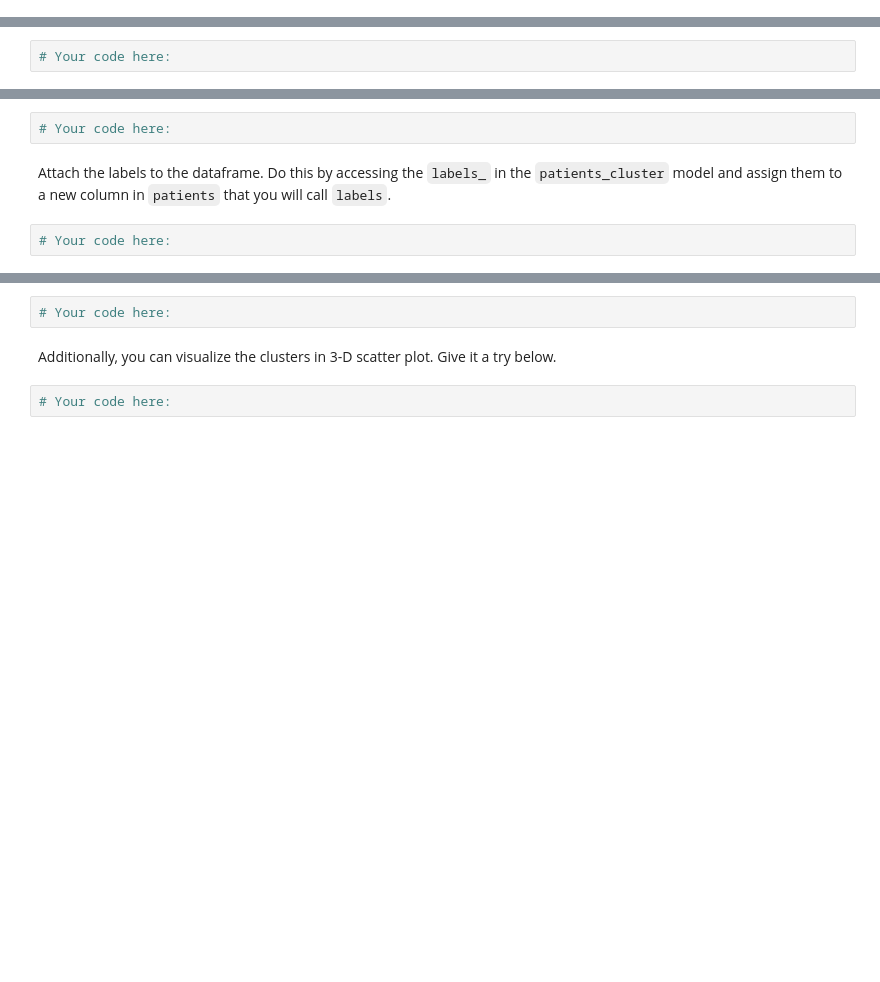
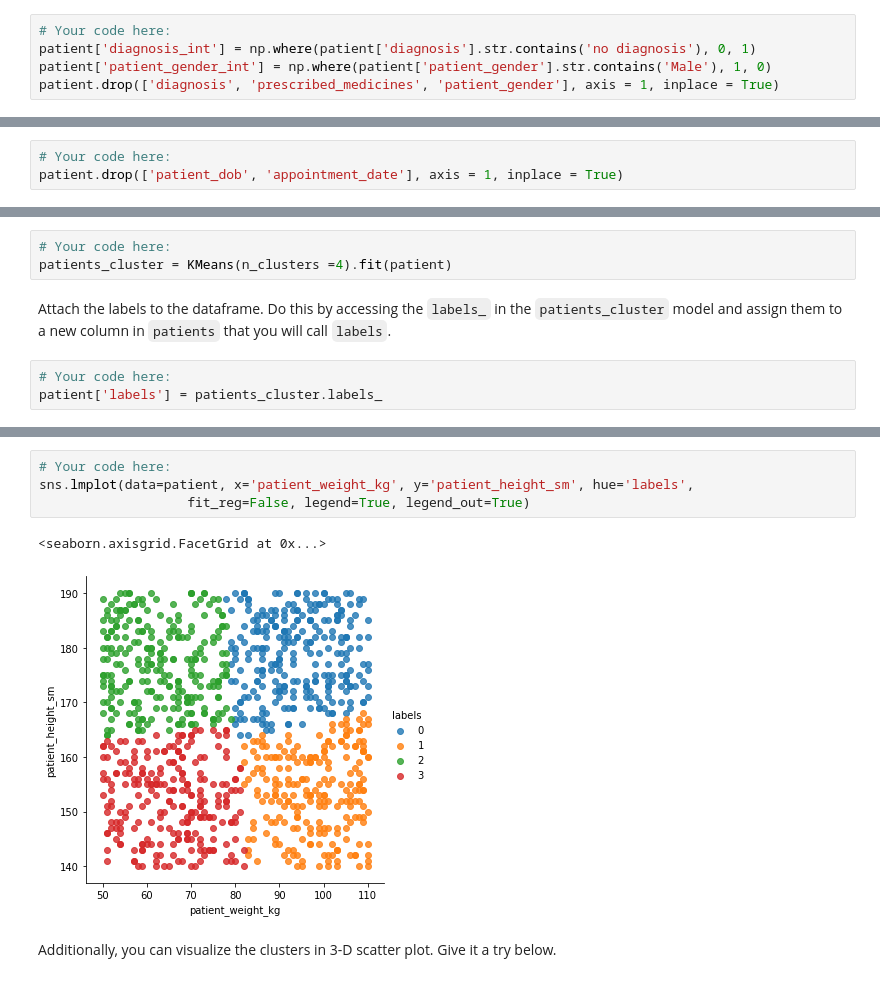
Before and after one commit to ta-datapt-bcn/lab-unsupervised-learning-and-sklearn, a Jupyter notebook: your-code/main.ipynb, the cells around one changed output, grey strips where cells are left out. Cells and saved outputs as stored; diff of their text form; blank space fills up the shorter version.

```diff
--- a/your-code/main.ipynb
+++ b/your-code/main.ipynb
@@ -170,3 +369,8 @@ In the next cells, do the following:
+# %%
+# Your code here:
+patient['diagnosis_int'] = np.where(patient['diagnosis'].str.contains('no diagnosis'), 0, 1)
+patient['patient_gender_int'] = np.where(patient['patient_gender'].str.contains('Male'), 1, 0)
+patient.drop(['diagnosis', 'prescribed_medicines', 'patient_gender'], axis = 1, inplace = True)
 # %% [markdown]
 Let's look at the head again to ensure the re-encoding and dropping are successful:
 # %%
@@ -175,16 +387,19 @@ Let's look at the head again to ensure the re-encoding and dropping are successf
 An interesting observation is that all patients are no older than 2 years. However, their weights and heights indicate that they are adults. This cannot be true. Therefore, we can either trust the weight and height columns or the DOB column. Since there are other columns that indicate that these are adults (they have emails, some have diabetes) we will drop the `patient_dob` column. We will also drop the `appointment_date` column since it has too many unique values to transform to a dummy variable. Drop the two columns in the cell below.
 # %%
 # Your code here:
+patient.drop(['patient_dob', 'appointment_date'], axis = 1, inplace = True)
 # %% [markdown]
 #### Our data is now ready for clustering. Let's use k-means again.
 
 We start by initializing and fitting a model in the cell below. Call this model patients_cluster.
 # %%
 # Your code here:
+patients_cluster = KMeans(n_clusters =4).fit(patient)
 # %% [markdown]
 Attach the labels to the dataframe. Do this by accessing the `labels_` in the `patients_cluster` model and assign them to a new column in `patients` that you will call `labels`.
 # %%
 # Your code here:
+patient['labels'] = patients_cluster.labels_
 # %% [markdown]
 Now using a `groupby`, find the mean of every variable in `patients` and group by the `labels` column. This summary will allow us to see how the patients differ between the clusters. Your output should look similar to the image below.
 
@@ -203,9 +431,12 @@ How did k-means cluster the data? You can obtain an intuitive view with a scatte
 If the scatter plot does not make any sense to you, it means the features you chose to visualize are not the right ones. You should be able to see 4 clear clusters with different colors in your visualization that suggests how k-means had clustered your data.
 
 ![Cluster Visualization](../images/clusters.png)
-# %%
-# Your code here:
+# %%
+# Your code here:
+sns.lmplot(data=patient, x='patient_weight_kg', y='patient_height_sm', hue='labels',
+                   fit_reg=False, legend=True, legend_out=True)
+# %% [output]
+<seaborn.axisgrid.FacetGrid at 0x...>
+[figure, added]
 # %% [markdown]
 Additionally, you can visualize the clusters in 3-D scatter plot. Give it a try below.
-# %%
-# Your code here:
```
Also changed, not shown: parts of 44 cells of this notebook.
